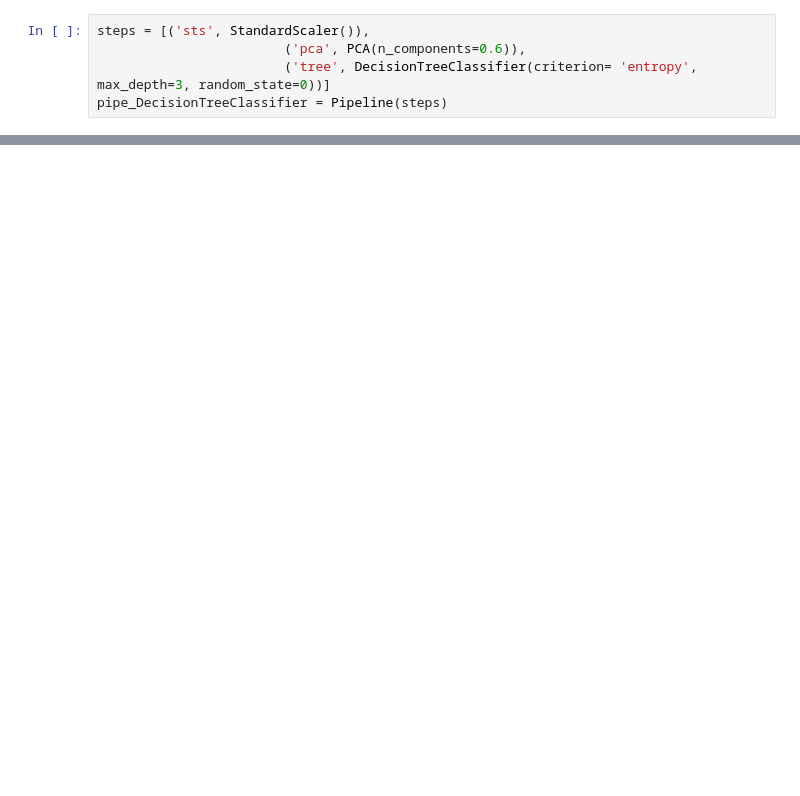
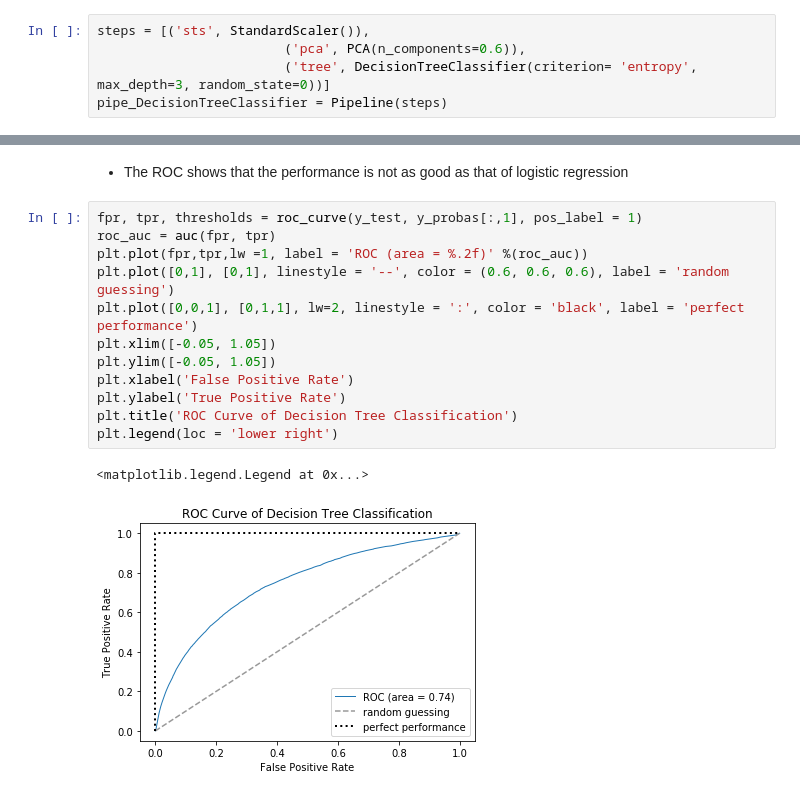
Before and after one commit to evanleungc/PHBS_TQFML, a Jupyter notebook: Project/Code/Decision Tree.ipynb, the cells around one changed output, grey strips where cells are left out. Drawn from its saved outputs; the diff is of its cells as text; blank space fills up the shorter version.

```diff
--- a/Project/Code/Decision Tree.ipynb
+++ b/Project/Code/Decision Tree.ipynb
@@ -50,0 +85,17 @@ print(gs.best_params_)
+# %% [markdown]
+* The ROC shows that the performance is not as good as that of logistic regression
+# %%
+fpr, tpr, thresholds = roc_curve(y_test, y_probas[:,1], pos_label = 1)
+roc_auc = auc(fpr, tpr)
+plt.plot(fpr,tpr,lw =1, label = 'ROC (area = %.2f)' %(roc_auc))
+plt.plot([0,1], [0,1], linestyle = '--', color = (0.6, 0.6, 0.6), label = 'random guessing')
+plt.plot([0,0,1], [0,1,1], lw=2, linestyle = ':', color = 'black', label = 'perfect performance')
+plt.xlim([-0.05, 1.05])
+plt.ylim([-0.05, 1.05])
+plt.xlabel('False Positive Rate')
+plt.ylabel('True Positive Rate')
+plt.title('ROC Curve of Decision Tree Classification')
+plt.legend(loc = 'lower right')
+# %% [output]
+<matplotlib.legend.Legend at 0x...>
+[figure, added]
```
Also changed, not shown: parts of 14 cells of this notebook.
